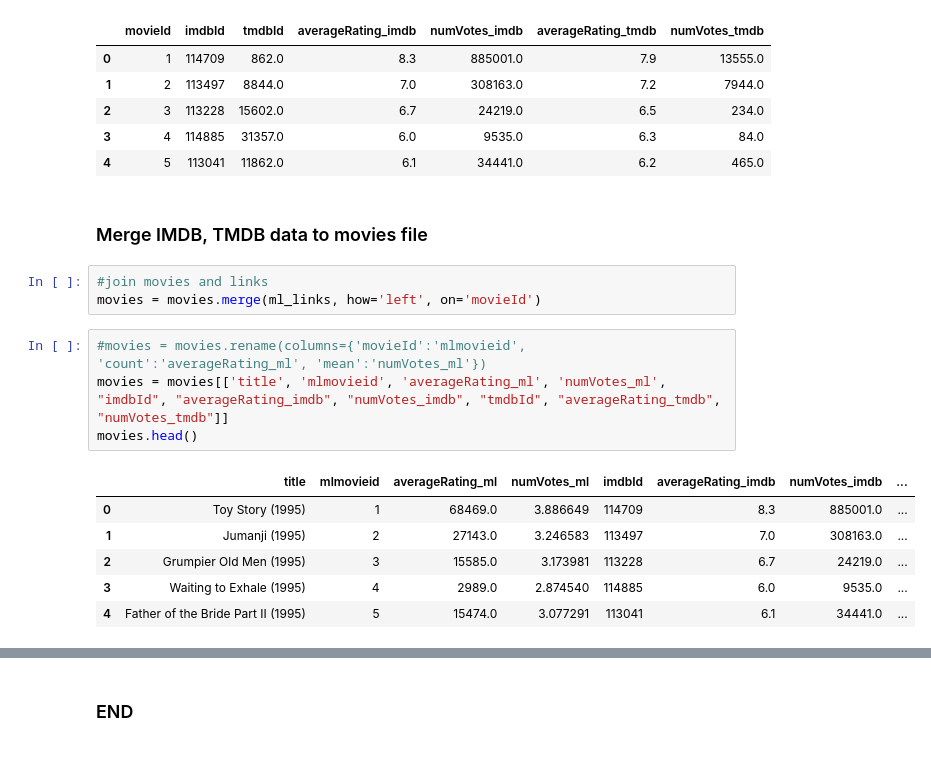
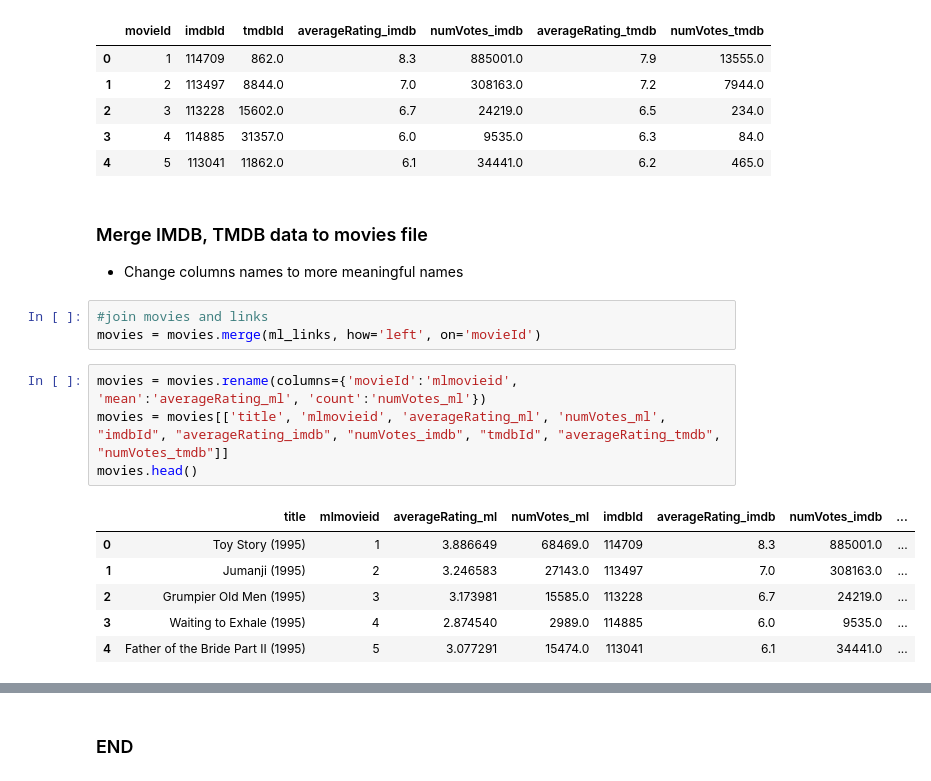
Before and after one commit to naga-pakalapati/movielens, a Jupyter notebook: MovieLens Dataporcessing for Analytics.ipynb, the cells around one changed output, grey strips where cells are left out. Drawn from its saved outputs; the diff is of its cells as text.

```diff
--- a/MovieLens Data Preporcessing.ipynb
+++ b/MovieLens Dataporcessing for Analytics.ipynb
@@ -264,17 +266,19 @@ ml_links.head()
 | 4 | 5 | 113041 | 11862.0 | 6.1 | 34441.0 | 6.2 | 465.0 |
 # %% [markdown]
 ### Merge IMDB, TMDB data to movies file
+
+- Change columns names to more meaningful names
 # %%
 #join movies and links
 movies = movies.merge(ml_links, how='left', on='movieId')
 # %%
-#movies = movies.rename(columns={'movieId':'mlmovieid', 'count':'averageRating_ml', 'mean':'numVotes_ml'})
+movies = movies.rename(columns={'movieId':'mlmovieid', 'mean':'averageRating_ml', 'count':'numVotes_ml'})
 movies = movies[['title', 'mlmovieid', 'averageRating_ml', 'numVotes_ml', "imdbId", "averageRating_imdb", "numVotes_imdb", "tmdbId", "averageRating_tmdb", "numVotes_tmdb"]]
 movies.head()
 # %% [output]
 |  | title | mlmovieid | averageRating_ml | numVotes_ml | imdbId | averageRating_imdb | numVotes_imdb | ... |
-| 0 | Toy Story (1995) | 1 | 68469.0 | 3.886649 | 114709 | 8.3 | 885001.0 | ... |
-| 1 | Jumanji (1995) | 2 | 27143.0 | 3.246583 | 113497 | 7.0 | 308163.0 | ... |
-| 2 | Grumpier Old Men (1995) | 3 | 15585.0 | 3.173981 | 113228 | 6.7 | 24219.0 | ... |
-| 3 | Waiting to Exhale (1995) | 4 | 2989.0 | 2.874540 | 114885 | 6.0 | 9535.0 | ... |
-| 4 | Father of the Bride Part II (1995) | 5 | 15474.0 | 3.077291 | 113041 | 6.1 | 34441.0 | ... |
+| 0 | Toy Story (1995) | 1 | 3.886649 | 68469.0 | 114709 | 8.3 | 885001.0 | ... |
+| 1 | Jumanji (1995) | 2 | 3.246583 | 27143.0 | 113497 | 7.0 | 308163.0 | ... |
+| 2 | Grumpier Old Men (1995) | 3 | 3.173981 | 15585.0 | 113228 | 6.7 | 24219.0 | ... |
+| 3 | Waiting to Exhale (1995) | 4 | 2.874540 | 2989.0 | 114885 | 6.0 | 9535.0 | ... |
+| 4 | Father of the Bride Part II (1995) | 5 | 3.077291 | 15474.0 | 113041 | 6.1 | 34441.0 | ... |
```
Also changed, not shown: parts of 5 cells of this notebook, 4 other files.
